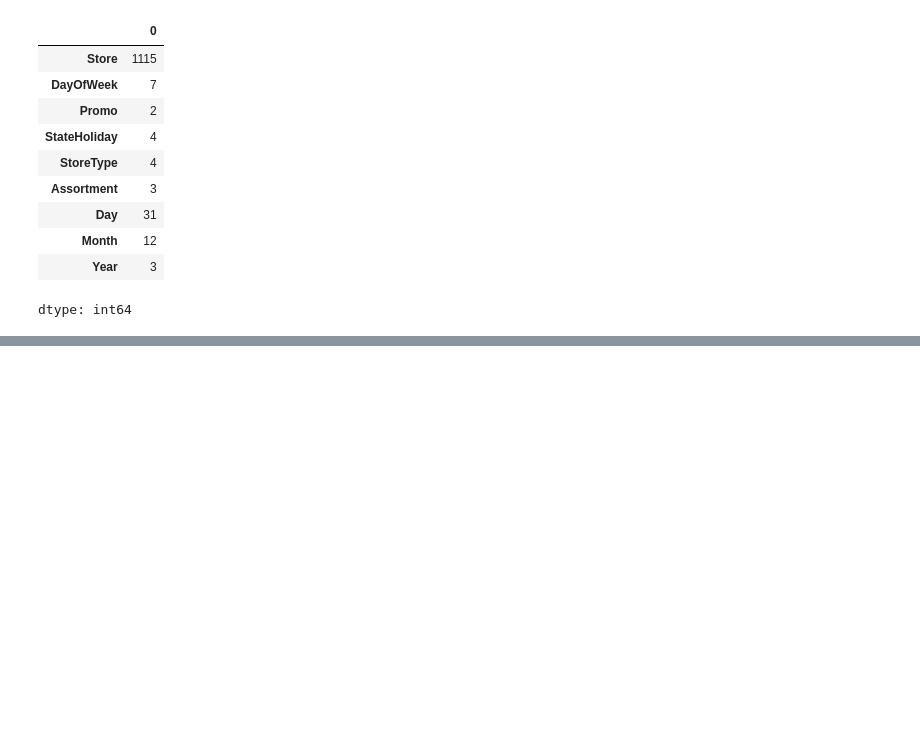
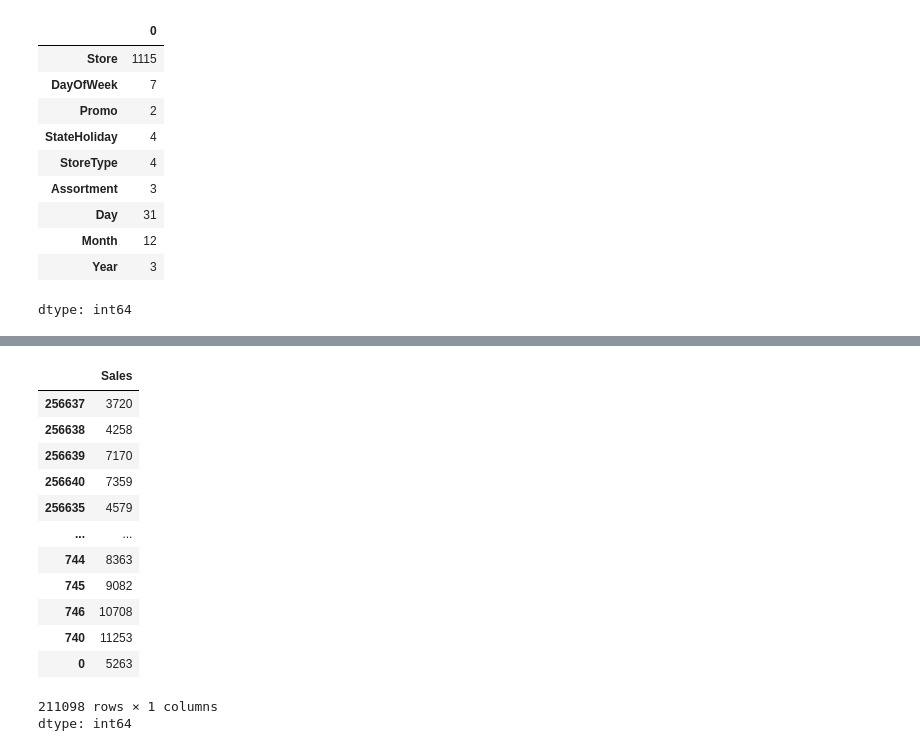
Before and after one commit to Imran1hp/Machine-Learning, a Jupyter notebook: Rossmann_store_sales_prob.ipynb, the cells around one changed output, grey strips where cells are left out. Drawn from its saved outputs; the diff is of its cells as text; code cells hidden in the pictures; blank space fills up the shorter version.

```diff
--- a/Rossmann_store_sales_prob.ipynb
+++ b/Rossmann_store_sales_prob.ipynb
@@ -344,7 +344,7 @@ list(train_df.columns)
 # %%
 inputs_cols =['Store','DayOfWeek','Promo','StateHoliday','StoreType','Assortment','Day','Month','Year']
 # %%
-target_col = 'sales'
+target_col = 'Sales'
 # %%
 merged_df[inputs_cols].nunique()
 # %% [output]
@@ -361,0 +384,17 @@ dtype: int64
+# %%
+val_target
+# %% [output]
+|  | Sales |
+| 256637 | 3720 |
+| 256638 | 4258 |
+| 256639 | 7170 |
+| 256640 | 7359 |
+| 256635 | 4579 |
+| ... | ... |
+| 744 | 8363 |
+| 745 | 9082 |
+| 746 | 10708 |
+| 740 | 11253 |
+| 0 | 5263 |
+211098 rows × 1 columns
+dtype: int64
```
Also changed, not shown: parts of 5 cells of this notebook.
